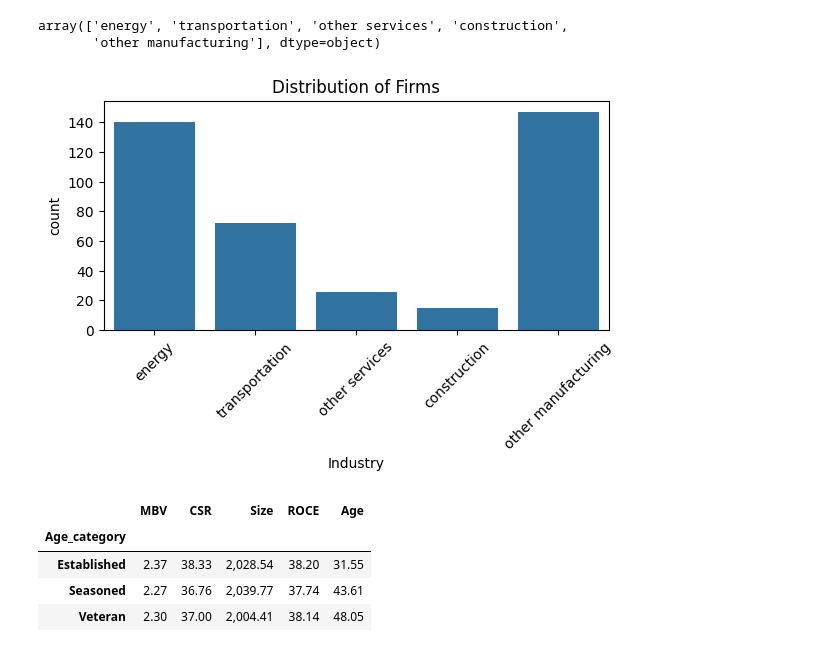
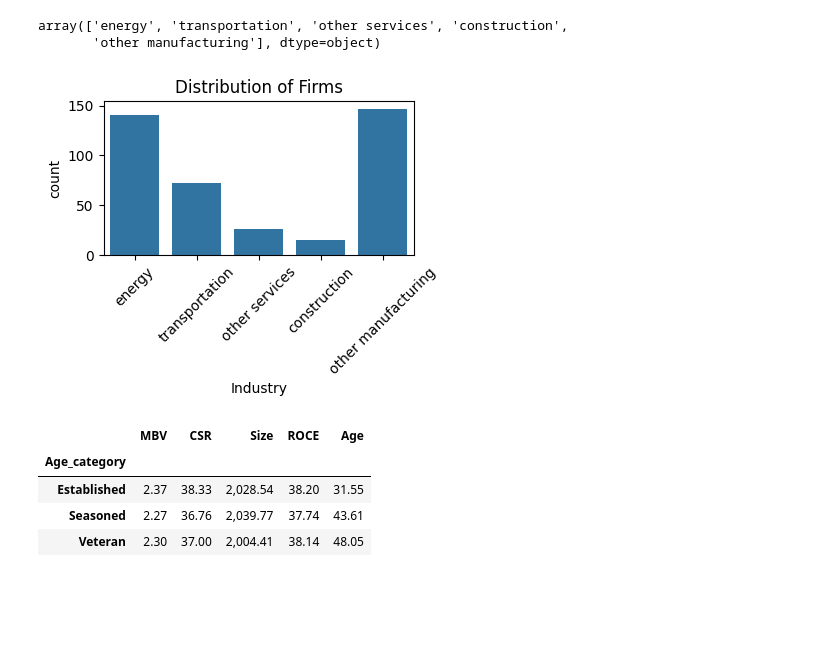
Before and after one commit to roymuli/Python-Projects, a Jupyter notebook: Project_3_FINANCIAL_MODELLING.ipynb, the cells around one changed output. Drawn from its saved outputs; the diff is of its cells as text; code cells hidden in the pictures; blank space fills up the shorter version.

```diff
--- a/Project_3_FINANCIAL_MODELLING.ipynb
+++ b/Project_3_FINANCIAL_MODELLING.ipynb
@@ -274,12 +272,15 @@ array(['energy', 'transportation', 'other services', 'construction',
        'other manufacturing'], dtype=object)
 # %%
 # countplot for industry
-plt.figure(figsize=(6,4))
+plt.figure(figsize=(4,2))
 sns.countplot(x=df['Industry'])
 plt.xticks(rotation=45)
-plt.tight_layout()
+#plt.tight_layout()
 plt.title('Distribution of Firms')
-plt.savefig('Industry.jpeg', bbox_inches=None)
+
+#plt.savefig('firm.png', bbox_inches='tight', dpi= 300, pad_inches= 0.2)
+#files.download('firm.png')
+
 plt.show()
 # %% [output]
-[figure, old version]
+[figure, new version]
```
Also changed, not shown: parts of 5 cells of this notebook.
